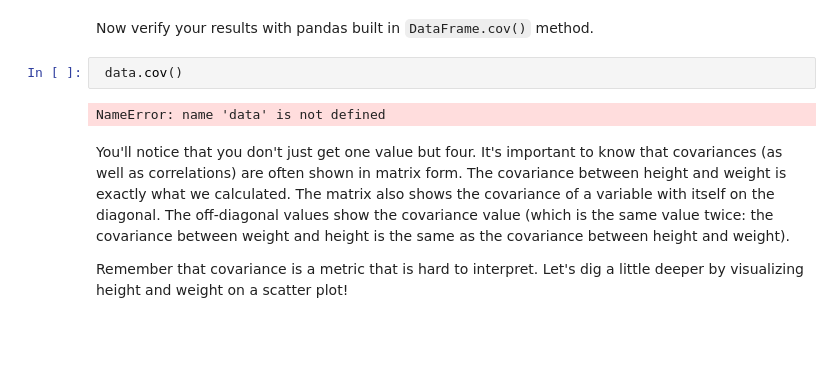
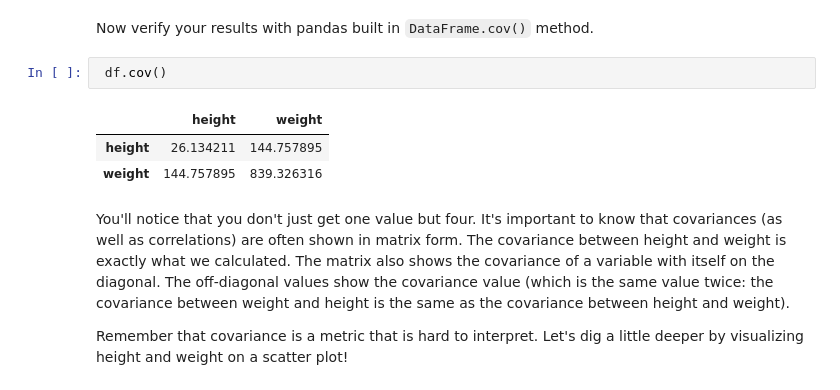
Before and after one commit to hy123udg/dsc-correlation-covariance-lab-nyc-ds-060319, a Jupyter notebook: index.ipynb, the cells around one changed output. Cells and saved outputs as stored; diff of their text form; blank space fills up the shorter version.

```diff
--- a/index.ipynb
+++ b/index.ipynb
@@ -174,9 +174,11 @@ covariance(df['height'], df['weight'])
 # %% [markdown]
 Now verify your results with pandas built in `DataFrame.cov()` method.
 # %%
- data.cov()
+ df.cov()
 # %% [output]
-NameError: name 'data' is not defined
+|  | height | weight |
+| height | 26.134211 | 144.757895 |
+| weight | 144.757895 | 839.326316 |
 # %% [markdown]
 You'll notice that you don't just get one value but four. It's important to know that covariances (as well as correlations) are often shown in matrix form. The covariance between height and weight is exactly what we calculated. The matrix also shows the covariance of a variable with itself on the diagonal. The off-diagonal values show the covariance value (which is the same value twice: the covariance between weight and height is the same as the covariance between height and weight).
 
```
